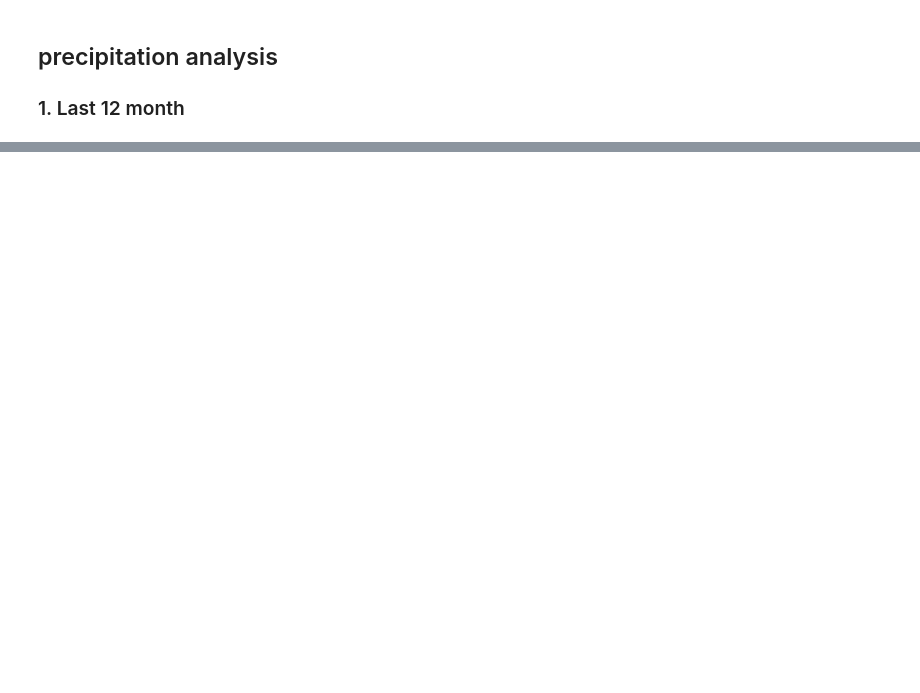
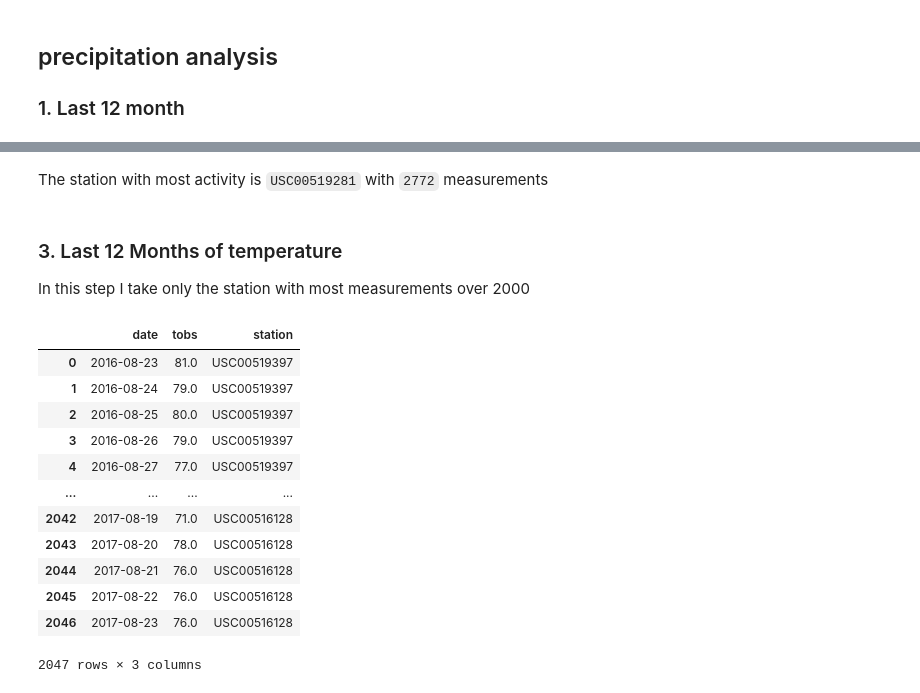
Before and after one commit to AndresJejen/TempPrecipAnalisisAndServer_AFLORE, a Jupyter notebook: DataAnalysis/DataAnalysis.ipynb, the cells around one changed output, grey strips where cells are left out. Cells and saved outputs as stored; diff of their text form; code cells hidden in the pictures; blank space fills up the shorter version.

```diff
--- a/DataAnalysis/DataAnalysis.ipynb
+++ b/DataAnalysis/DataAnalysis.ipynb
@@ -86,0 +235,44 @@ df =
+# %% [markdown]
+The station with most activity is ``USC00519281`` with ``2772`` measurements
+# %% [markdown]
+### 3. Last 12 Months of temperature
+In this step I take only the station with most measurements over 2000
+# %%
+query_temp_last12 = f"""
+    select ms.date, ms.tobs, ms.station from
+    measurement as ms
+    join (
+        {
+            query_activity_stations
+        }
+    ) as activity
+    on activity.station = ms.station
+    where
+    ms.date >= date(
+        (
+            {
+                query_last_date
+            }
+        )
+        ,
+        '-12 month'
+    )
+    and
+    activity.count > 2000
+"""
+temp_last12M = runQuery(query_temp_last12)
+temp_last12M
+# %% [output]
+|  | date | tobs | station |
+| 0 | 2016-08-23 | 81.0 | USC00519397 |
+| 1 | 2016-08-24 | 79.0 | USC00519397 |
+| 2 | 2016-08-25 | 80.0 | USC00519397 |
+| 3 | 2016-08-26 | 79.0 | USC00519397 |
+| 4 | 2016-08-27 | 77.0 | USC00519397 |
+| ... | ... | ... | ... |
+| 2042 | 2017-08-19 | 71.0 | USC00516128 |
+| 2043 | 2017-08-20 | 78.0 | USC00516128 |
+| 2044 | 2017-08-21 | 76.0 | USC00516128 |
+| 2045 | 2017-08-22 | 76.0 | USC00516128 |
+| 2046 | 2017-08-23 | 76.0 | USC00516128 |
+2047 rows × 3 columns
```
Also changed, not shown: parts of 18 cells of this notebook, 29 other files.
